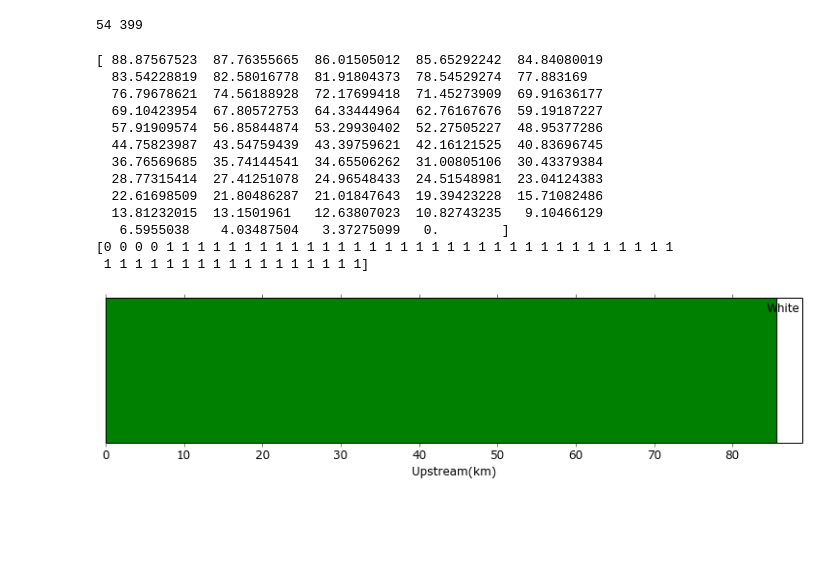
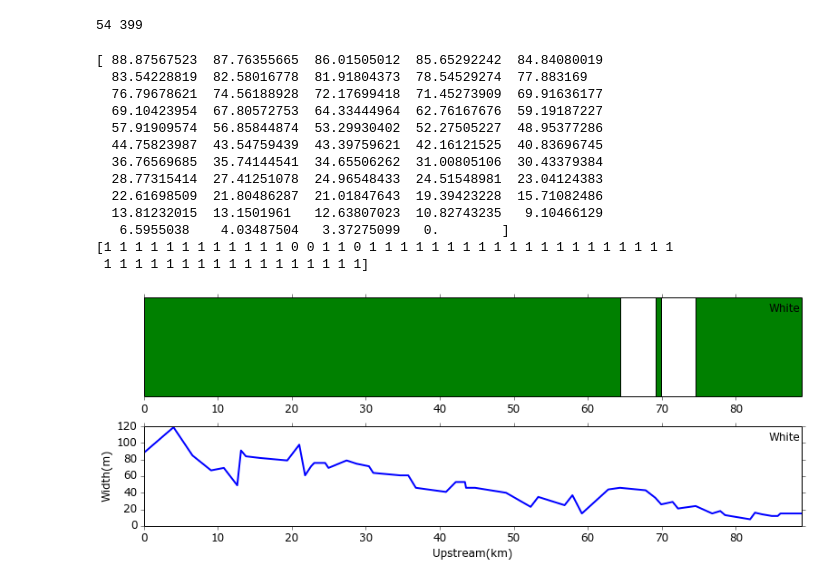
Before and after one commit to jyearsley/PythonScripts, a Jupyter notebook: CONN_Streamflow/Paper1-Reservior/RipariansDamProfileView.ipynb, the cells around one changed output. Saved outputs shown, nothing was run; the diff lists cells and outputs as text; code cells hidden in the pictures; blank space fills up the shorter version.

```diff
--- a/CONN_Streamflow/Paper1-Reservior/RipariansDamProfileView.ipynb
+++ b/CONN_Streamflow/Paper1-Reservior/RipariansDamProfileView.ipynb
@@ -84,6 +84,7 @@ OttRvegParam = np.genfromtxt(OttRVegFile, dtype=float, skiprows=0, usecols=range
 WhiteID2 = np.genfromtxt(WhiteRVegFile, dtype=int, skiprows=0, usecols=[0])
 WhiteRvegParam = np.genfromtxt(WhiteRVegFile, dtype=float, skiprows=0, usecols=range(1,17))
 OttWidth = np.genfromtxt(OttRVegFile, dtype=float, skiprows=0, usecols=[17])
+WhiteWidth = np.genfromtxt(WhiteRVegFile, dtype=float, skiprows=0, usecols=[17])
 # %% [markdown]
 <font color='blue'>Find matching IDs in two files and merge into one file </font>
 # %%
@@ -180,11 +181,13 @@ plt.savefig(str(outfig),dpi=500,format = 'png')
 # %%
 Rveg = []
 flag = []
+Width = []
 print len(WhiteID1), len(WhiteID2)
 for i in range(len(WhiteID1)):
     diff= WhiteID2 - WhiteID1[i] # the diff between IDs
     idx = np.where(diff==0)[0]
     Rveg.extend(WhiteRvegParam[idx])
+    Width.append(WhiteWidth[idx][0])
 
 # assign the flag. 1=Y, 0=N Riparian
 for i in range(len(WhiteID1)):
@@ -203,41 +206,49 @@ f.close()
 # %% [output]
 54 399
 # %%
-fig=plt.figure(figsize=(13,3),dpi=400)
+fig=plt.figure(figsize=(13, 5),dpi=400)
+
 # set the figure background color
-ax = plt.subplot(axisbg='green')
+ax = plt.subplot(2, 1, 1)
 fig.subplots_adjust(hspace=0.3, wspace=0.4, bottom=0.2)
 props = dict(boxstyle='round', facecolor='wheat', alpha=0.5)
-ax.text(.95,.9, 'White', fontsize=12, horizontalalignment='left', transform=ax.transAxes)
-ax.set_xlabel('Upstream(km)', fontsize=12., labelpad=5)
+ax.text(.95,.86, 'White', fontsize=12, horizontalalignment='left', transform=ax.transAxes)
 
-#ax.fill_between(junk2,0,1,where=flag>0,facecolor='r', alpha=0.5)
-ax.fill_between(WhiteRiverMiles1,0,1, where=flag<1,facecolor='white')
+ax.fill_between(WhiteRiverMiles1,0,1, where=flag>0,facecolor='green')
 ax.set_xlim([min(WhiteRiverMiles1), max(WhiteRiverMiles1)])
-
 
 # hide the y ticks
 ax.set_yticks([])
 
-outfig = 'D:\\Box Sync\\ConnecticutPaper\\Paper1\\Fig\\'+'DailyFlow.png'
-#plt.savefig(str(outfig),dpi=500,format = 'png',transparent='True')
+print WhiteRiverMiles1, "\n", flag
 
-print WhiteRiverMiles1, "\n", flag
+ax = plt.subplot(2, 1, 2)
+fig.subplots_adjust(hspace=0.3, wspace=0.4, bottom=0.2)
+props = dict(boxstyle='round', facecolor='wheat', alpha=0.5)
+ax.text(.95,.86, 'White', fontsize=12, horizontalalignment='left', transform=ax.transAxes)
+ax.set_xlabel('Upstream(km)', fontsize=12., labelpad=5)
+ax.set_ylabel('Width(m)', fontsize=12., labelpad=5)
+
+#ax.fill_between(junk2,0,1,where=flag>0,facecolor='r', alpha=0.5)
+ax.plot(WhiteRiverMiles1, Width)
+ax.set_ylim([0, 120])
+ax.set_xlim([min(WhiteRiverMiles1), max(WhiteRiverMiles1)])
+
 
 outfig = str(mainpath)+'WhiteRVeg.png'
 plt.savefig(str(outfig),dpi=500,format = 'png')
 # %% [output]
 [ 88.87567523  87.76355665  86.01505012  85.65292242  84.84080019
   83.54228819  82.58016778  81.91804373  78.54529274  77.883169
   76.79678621  74.56188928  72.17699418  71.45273909  69.91636177
   69.10423954  67.80572753  64.33444964  62.76167676  59.19187227
   57.91909574  56.85844874  53.29930402  52.27505227  48.95377286
   44.75823987  43.54759439  43.39759621  42.16121525  40.83696745
   36.76569685  35.74144541  34.65506262  31.00805106  30.43379384
   28.77315414  27.41251078  24.96548433  24.51548981  23.04124383
   22.61698509  21.80486287  21.01847643  19.39423228  15.71082486
   13.81232015  13.1501961   12.63807023  10.82743235   9.10466129
    6.5955038    4.03487504   3.37275099   0.        ]
-[0 0 0 0 1 1 1 1 1 1 1 1 1 1 1 1 1 1 1 1 1 1 1 1 1 1 1 1 1 1 1 1 1 1 1 1 1
+[1 1 1 1 1 1 1 1 1 1 1 1 0 0 1 1 0 1 1 1 1 1 1 1 1 1 1 1 1 1 1 1 1 1 1 1 1
  1 1 1 1 1 1 1 1 1 1 1 1 1 1 1 1 1]
-[figure, old version]
+[figure, new version]
```
Also changed, not shown: parts of 2 cells of this notebook, 4 other files.
